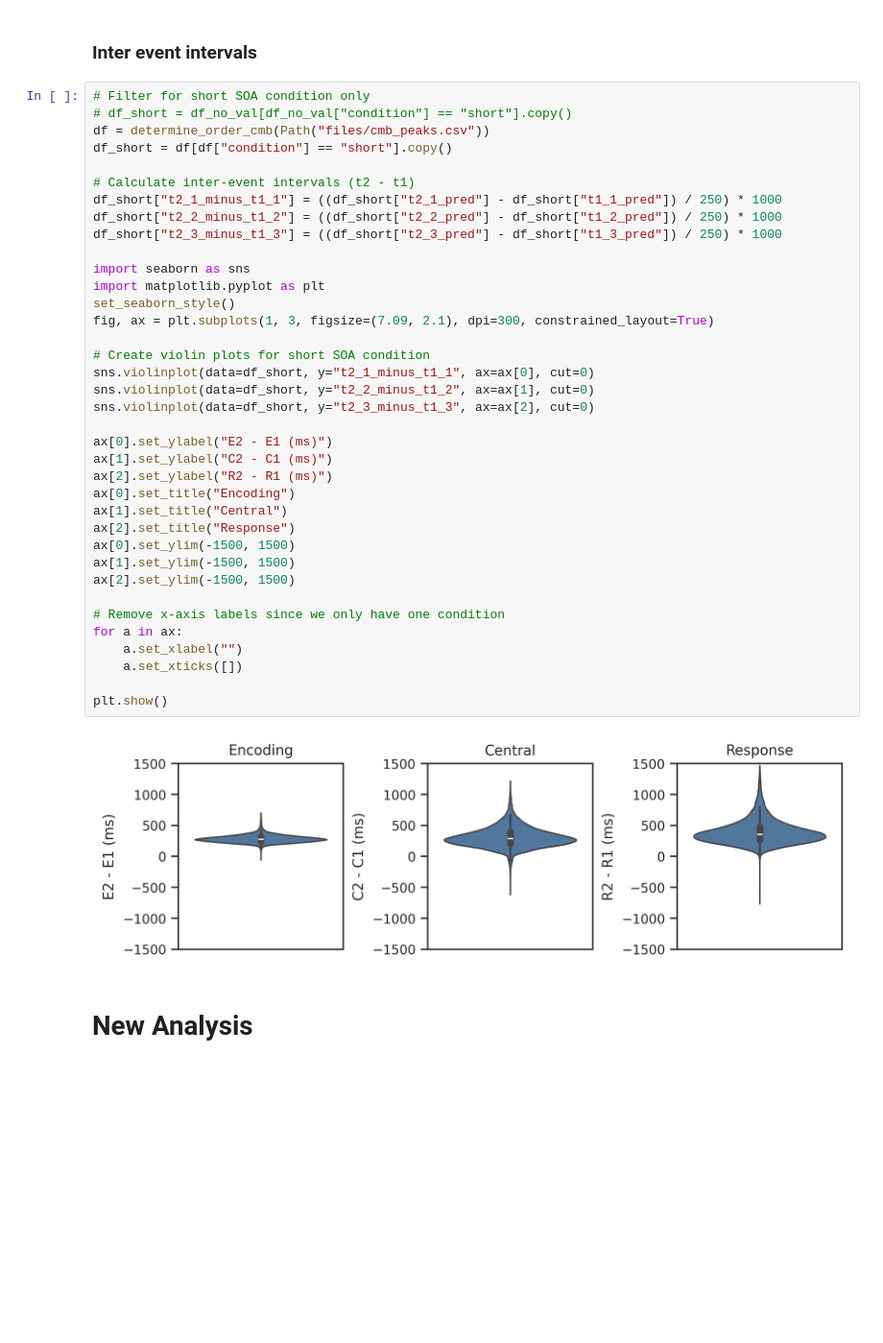
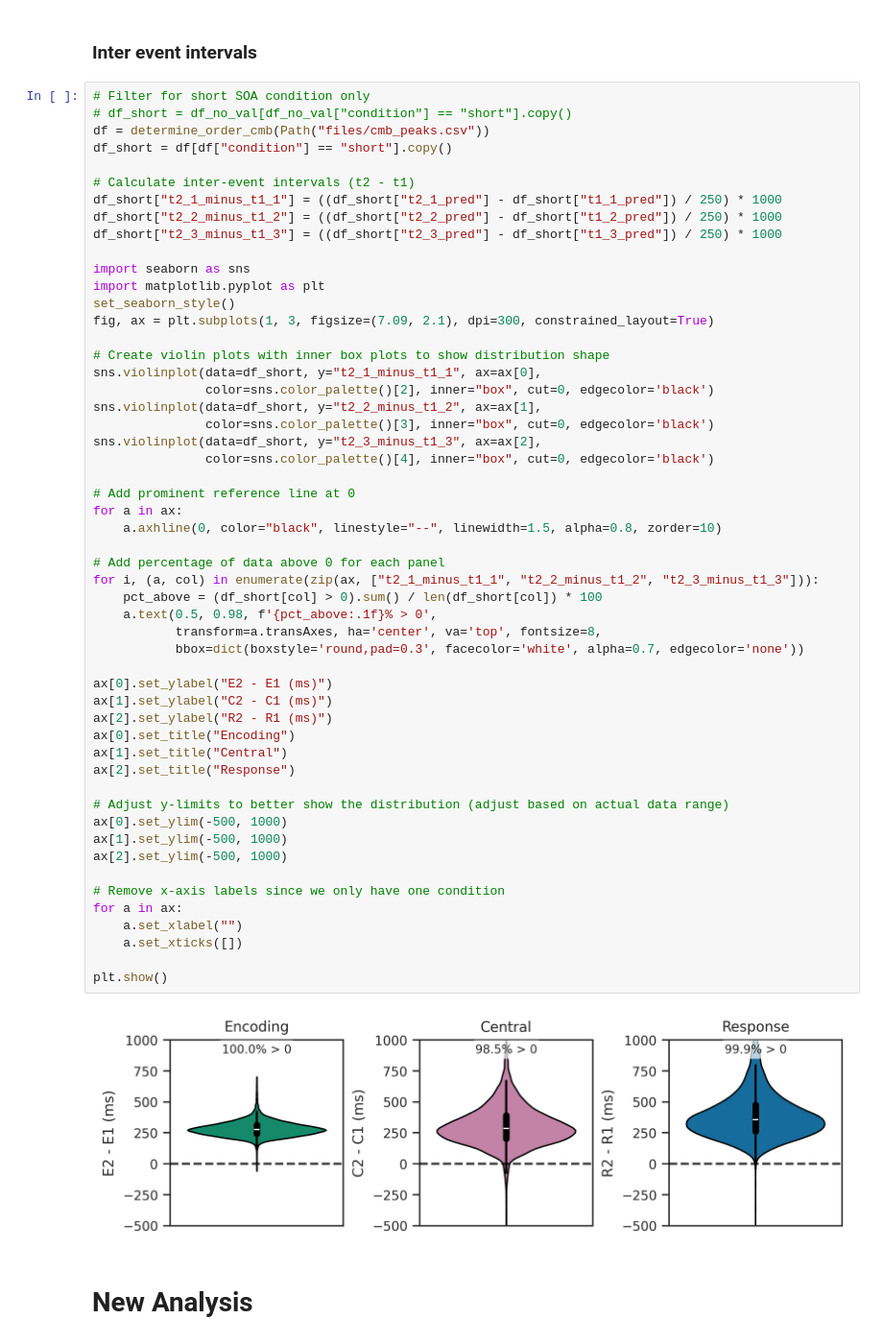
Before and after one commit to rickdott/prp, a Jupyter notebook: s4/4_analysis_combined.ipynb, the cells around one changed output. Shown at 96% size. Saved outputs shown, nothing was run; the diff lists cells and outputs as text; blank space fills up the shorter version.

```diff
--- a/s4/4_analysis_combined.ipynb
+++ b/s4/4_analysis_combined.ipynb
@@ -600,41 +600,57 @@ conditionshort  ***
 # Filter for short SOA condition only
 # df_short = df_no_val[df_no_val["condition"] == "short"].copy()
 df = determine_order_cmb(Path("files/cmb_peaks.csv"))
 df_short = df[df["condition"] == "short"].copy()
 
 # Calculate inter-event intervals (t2 - t1)
 df_short["t2_1_minus_t1_1"] = ((df_short["t2_1_pred"] - df_short["t1_1_pred"]) / 250) * 1000
 df_short["t2_2_minus_t1_2"] = ((df_short["t2_2_pred"] - df_short["t1_2_pred"]) / 250) * 1000
 df_short["t2_3_minus_t1_3"] = ((df_short["t2_3_pred"] - df_short["t1_3_pred"]) / 250) * 1000
 
 import seaborn as sns
 import matplotlib.pyplot as plt
 set_seaborn_style()
 fig, ax = plt.subplots(1, 3, figsize=(7.09, 2.1), dpi=300, constrained_layout=True)
 
-# Create violin plots for short SOA condition
-sns.violinplot(data=df_short, y="t2_1_minus_t1_1", ax=ax[0], cut=0)
-sns.violinplot(data=df_short, y="t2_2_minus_t1_2", ax=ax[1], cut=0)
-sns.violinplot(data=df_short, y="t2_3_minus_t1_3", ax=ax[2], cut=0)
+# Create violin plots with inner box plots to show distribution shape
+sns.violinplot(data=df_short, y="t2_1_minus_t1_1", ax=ax[0],
+               color=sns.color_palette()[2], inner="box", cut=0, edgecolor='black')
+sns.violinplot(data=df_short, y="t2_2_minus_t1_2", ax=ax[1],
+               color=sns.color_palette()[3], inner="box", cut=0, edgecolor='black')
+sns.violinplot(data=df_short, y="t2_3_minus_t1_3", ax=ax[2],
+               color=sns.color_palette()[4], inner="box", cut=0, edgecolor='black')
+
+# Add prominent reference line at 0
+for a in ax:
+    a.axhline(0, color="black", linestyle="--", linewidth=1.5, alpha=0.8, zorder=10)
+
+# Add percentage of data above 0 for each panel
+for i, (a, col) in enumerate(zip(ax, ["t2_1_minus_t1_1", "t2_2_minus_t1_2", "t2_3_minus_t1_3"])):
+    pct_above = (df_short[col] > 0).sum() / len(df_short[col]) * 100
+    a.text(0.5, 0.98, f'{pct_above:.1f}% > 0',
+           transform=a.transAxes, ha='center', va='top', fontsize=8,
+           bbox=dict(boxstyle='round,pad=0.3', facecolor='white', alpha=0.7, edgecolor='none'))
 
 ax[0].set_ylabel("E2 - E1 (ms)")
 ax[1].set_ylabel("C2 - C1 (ms)")
 ax[2].set_ylabel("R2 - R1 (ms)")
 ax[0].set_title("Encoding")
 ax[1].set_title("Central")
 ax[2].set_title("Response")
-ax[0].set_ylim(-1500, 1500)
-ax[1].set_ylim(-1500, 1500)
-ax[2].set_ylim(-1500, 1500)
+
+# Adjust y-limits to better show the distribution (adjust based on actual data range)
+ax[0].set_ylim(-500, 1000)
+ax[1].set_ylim(-500, 1000)
+ax[2].set_ylim(-500, 1000)
 
 # Remove x-axis labels since we only have one condition
 for a in ax:
     a.set_xlabel("")
     a.set_xticks([])
 
 plt.show()
 # %% [output]
-[figure, old version]
+[figure, new version]
 # %% [markdown]
 # New Analysis
 # %% [markdown]
```
Also changed, not shown: parts of 9 cells of this notebook, 8 other files.
